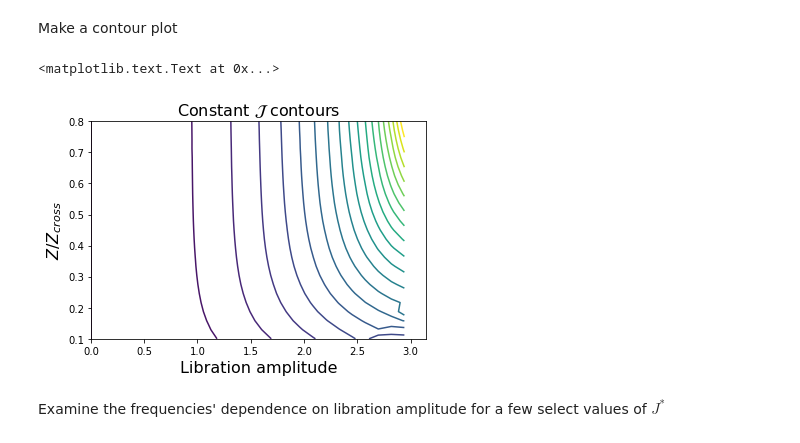
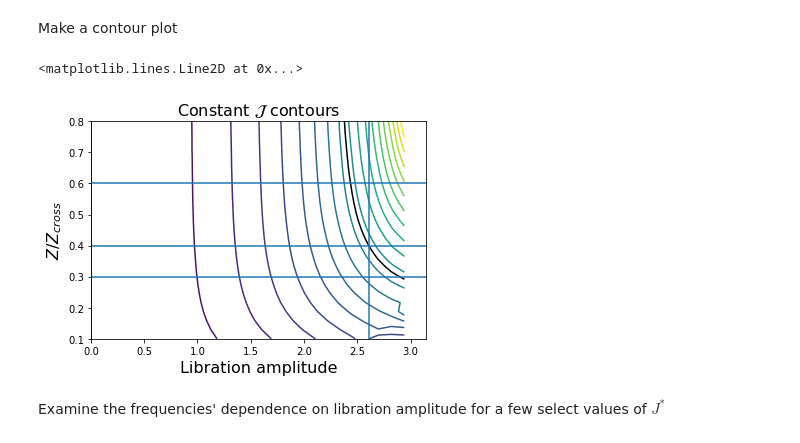
Before and after one commit to shadden/IntegrableModelforResonances, a Jupyter notebook: jupyter_examples/NumericalActionAngleTransformation.ipynb, the cells around one changed output. Drawn from its saved outputs; the diff is of its cells as text; code cells hidden in the pictures.

```diff
--- a/jupyter_examples/NumericalActionAngleTransformation.ipynb
+++ b/jupyter_examples/NumericalActionAngleTransformation.ipynb
@@ -57,13 +56,18 @@ for i,zf in enumerate(zfracs):
 Make a contour plot
 # %%
 plt.contour(*np.meshgrid(amps,zfracs),-1 * action,np.linspace(0,-1*np.min(action),20)[:-1])
+plt.contour(*np.meshgrid(amps,zfracs),-1 * action,[0.0005663212674073584],colors=['black'])
 plt.xlim(0,np.pi)
 plt.xlabel("Libration amplitude",fontsize=16)
 plt.ylabel(r"$Z/Z_{cross}$",fontsize=16)
 plt.title("Constant ${\cal J}$ contours",fontsize=16)
+plt.axvline(2.6060)
+plt.axhline(0.6)
+plt.axhline(0.4)
+plt.axhline(0.3)
 # %% [output]
-<matplotlib.text.Text at 0x...>
+<matplotlib.lines.Line2D at 0x...>
-[figure, old version]
+[figure, new version]
 # %% [markdown]
 Examine the frequencies' dependence on libration amplitude for a few select values of $J^*$
 # %%
```
Also changed, not shown: parts of 1 cell of this notebook, 2 other files.
